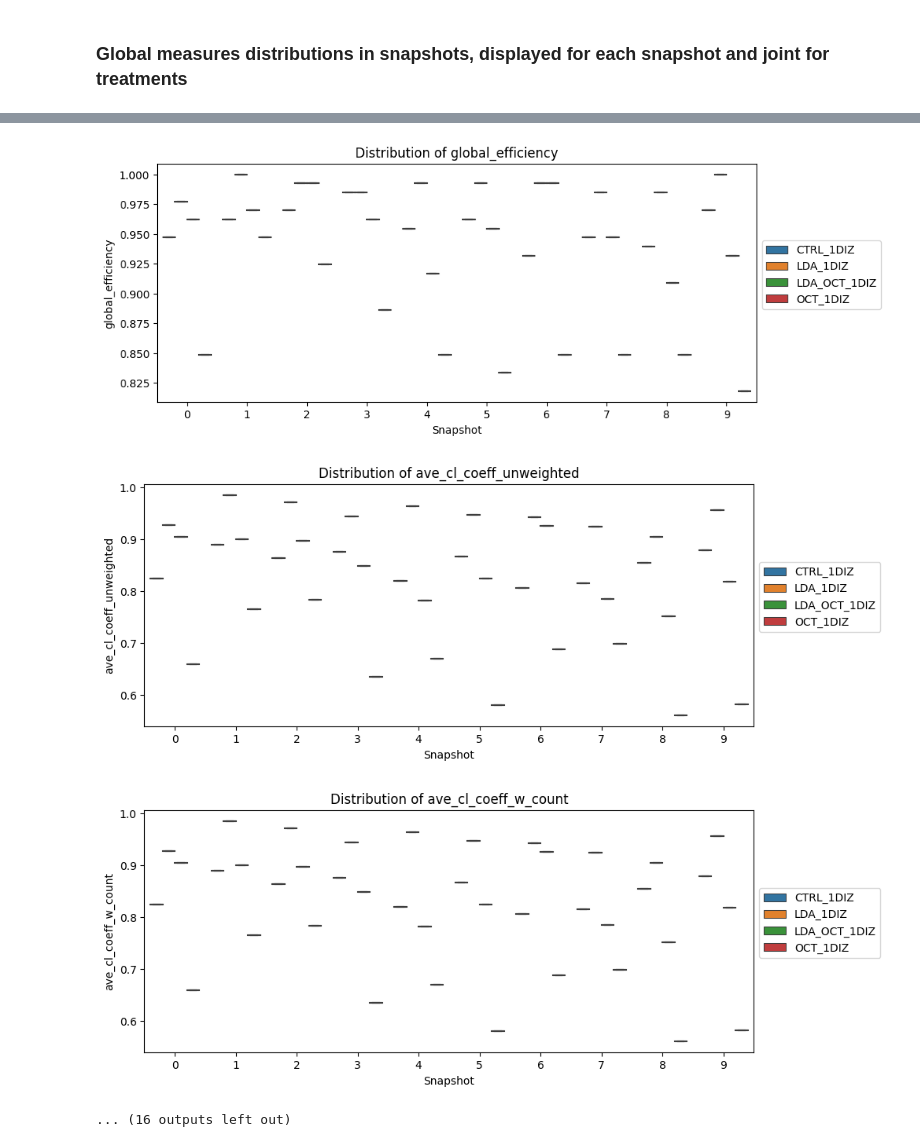
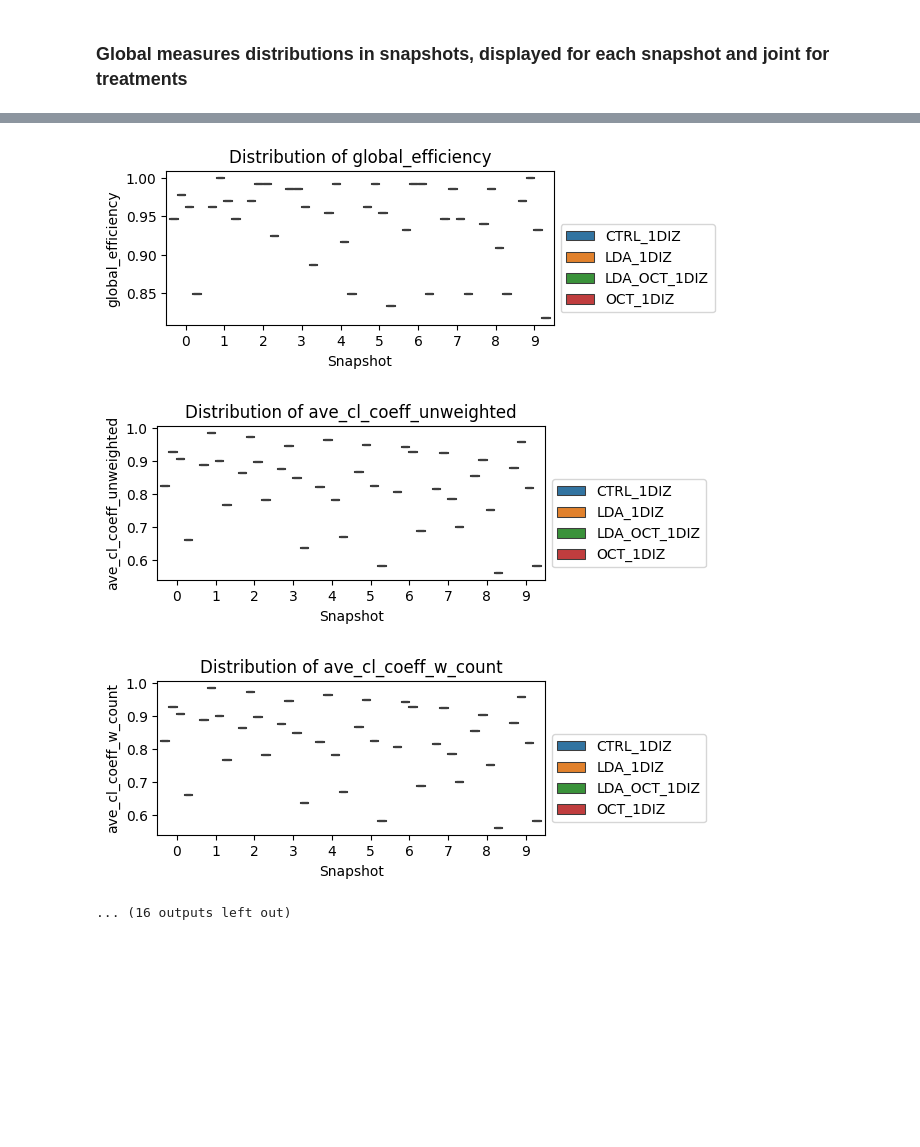
Before and after one commit to milanXpetrovic/drosophila-social-network-analysis, a Jupyter notebook: notebooks/valid/snapshots_global_measures_separated_boxplot.ipynb, the cells around one changed output, grey strips where cells are left out. Cells and saved outputs as stored; diff of their text form; code cells hidden in the pictures; blank space fills up the shorter version.

```diff
--- a/notebooks/valid/snapshots_global_measures_separated_boxplot.ipynb
+++ b/notebooks/valid/snapshots_global_measures_separated_boxplot.ipynb
@@ -40,7 +40,7 @@ combined_data = pd.concat(dataframes)
 
 combined_data_reset = combined_data.reset_index()
 for measure_name in combined_data.columns:
-    plt.figure(figsize=(10, 4))
+    plt.figure(figsize=(5, 2))
     sns.boxplot(data=combined_data_reset, x="Snapshot", y=measure_name, hue="Treatment")
     plt.xlabel("Snapshot")
     plt.ylabel(measure_name)
@@ -60,4 +60,4 @@ for measure_name in combined_data.columns:
-[figure, old version]
+[figure, new version]
-[figure, old version]
+[figure, new version]
-[figure, old version]
+[figure, new version]
 ... (16 outputs left out)
```
Also changed, not shown: parts of 1 cell of this notebook, 7 other files.
